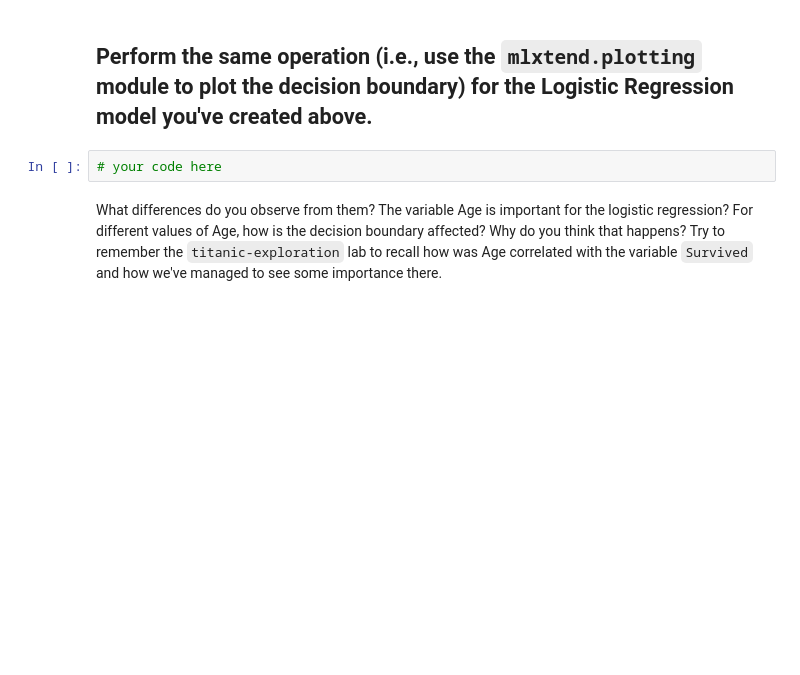
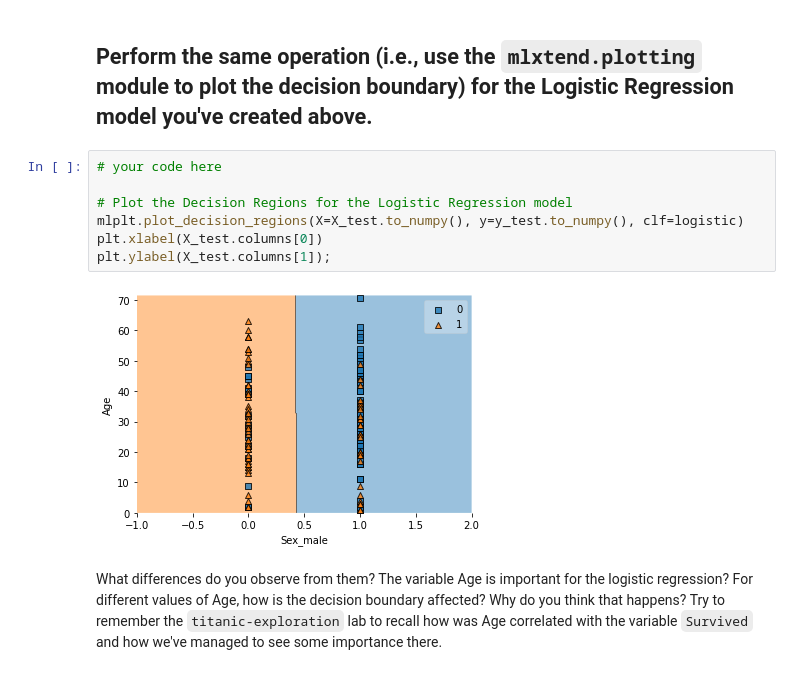
Before and after one commit to gabrielanakasato/ironhack-daft, a Jupyter notebook: labs/lab-w07/06-titanic-classification/your-code/titanic-classification-lab.ipynb, the cells around one changed output. Cells and saved outputs as stored; diff of their text form; blank space fills up the shorter version.

```diff
--- a/labs/lab-w07/06-titanic-classification/your-code/titanic-classification-lab.ipynb
+++ b/labs/lab-w07/06-titanic-classification/your-code/titanic-classification-lab.ipynb
@@ -285,7 +363,14 @@ You should have observed a high granularity of lines cutting the drawing. What d
 # %% [markdown]
 ## Perform the same operation (i.e., use the `mlxtend.plotting` module to plot the decision boundary) for the Logistic Regression model you've created above.
-# %%
-# your code here
+# %%
+# your code here
+
+# Plot the Decision Regions for the Logistic Regression model
+mlplt.plot_decision_regions(X=X_test.to_numpy(), y=y_test.to_numpy(), clf=logistic)
+plt.xlabel(X_test.columns[0])
+plt.ylabel(X_test.columns[1]);
+# %% [output]
+[figure, added]
 # %% [markdown]
 What differences do you observe from them? The variable Age is important for the logistic regression? For different values of Age, how is the decision boundary affected? Why do you think that happens? Try to remember the `titanic-exploration` lab to recall how was Age correlated with the variable `Survived` and how we've managed to see some importance there.
 # %%
```
Also changed, not shown: parts of 13 cells of this notebook.
